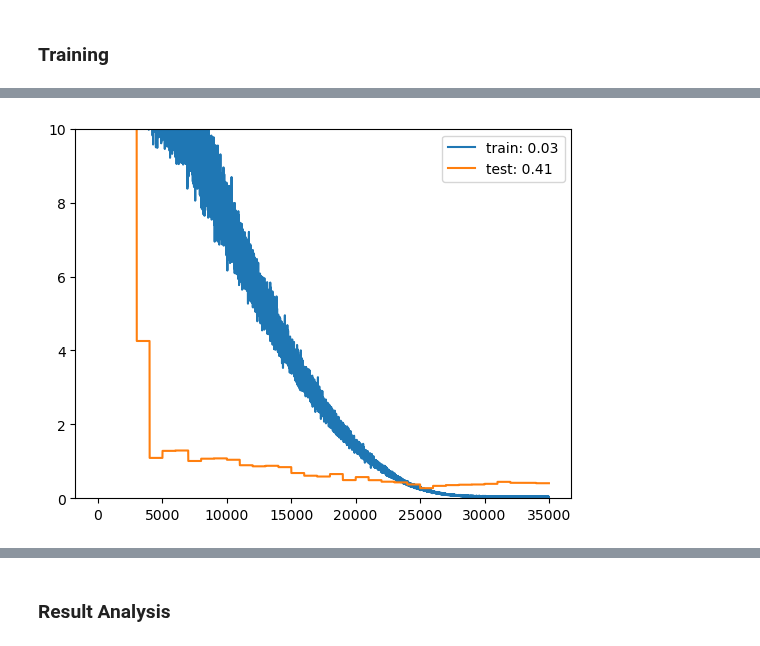
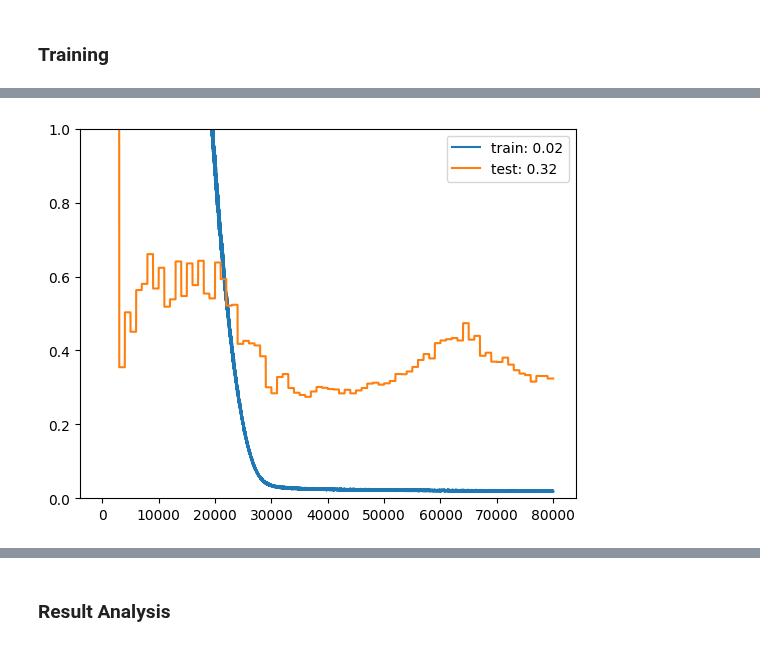
Before and after one commit to YangyangFu/dynax, a Jupyter notebook: cases/cost-comfort/m1-zone-encoder-decoder.ipynb, the cells around one changed output, grey strips where cells are left out. Drawn from its saved outputs; the diff is of its cells as text; code cells hidden in the pictures.

```diff
--- a/cases/cost-comfort/m1-zone-encoder-decoder.ipynb
+++ b/cases/cost-comfort/m1-zone-encoder-decoder.ipynb
@@ -212,12 +211,14 @@ def get_batch_data(idx, data_df, n_lags, n_future):
 data1 = data.copy()
 
 # data processing parameters
-n_lags = 4
-n_futures = 1
+n_futures = 8
+n_lags = max(16, n_futures)
 
-ratio = 0.75
-n_samples = data1.shape[0]
-n_train = int(ratio * n_samples)
+split_ratio = [0.7, 0.15, 0.15]
+n_samples = data.shape[0]
+n_train = int(n_samples * split_ratio[0])
+n_val = int(n_samples * split_ratio[1])
+n_test = n_samples - n_train - n_val
 
 # get data
 encoder_features = time_feature + feature
@@ -228,6 +229,10 @@ target_col = target
 batch_index_train = np.arange(n_lags, n_train-n_futures)
 encoder_inputs_train, decoder_inputs_train, target_train = get_batch_data(batch_index_train, data1, n_lags, n_futures)
 
+# generate validation data
+batch_index_val = np.arange(n_train + n_lags, n_train + n_val - n_futures)
+encoder_inputs_val, decoder_inputs_val, target_val = get_batch_data(batch_index_val, data1, n_lags, n_futures)
+
 # generate testing data
-batch_index_test = np.arange(n_train+n_lags, data1.shape[0]-n_futures)
+batch_index_test = np.arange(n_train + n_val + n_lags, n_train + n_val + n_test - n_futures)
 encoder_inputs_test, decoder_inputs_test, target_test = get_batch_data(batch_index_test, data1, n_lags, n_futures)
@@ -241,0 +247,9 @@ encoder_inputs_test.shape, decoder_inputs_test.shape, target_test.shape
+# %%
+# model initialization
+hidden_dim = max(16, n_futures)
+model = Model(hidden_dim=hidden_dim)
+key = jax.random.PRNGKey(2023)
+dropout_key = jax.random.PRNGKey(2024)
+init_params = model.init(key, jnp.ones((4, n_lags, 8)), jnp.ones((4, n_futures, 7)), training=False)
+out = model.apply(init_params, jnp.ones((4, n_lags, 8)), jnp.ones((4, n_futures, 7)), training=False, rngs={"dropout": dropout_key})
+out.shape
@@ -243,8 +259,6 @@ encoder_inputs_test.shape, decoder_inputs_test.shape, target_test.shape
 ### Training
 # %%
 # initialize model
-model = Model(hidden_dim=8)
-dropout_key = jax.random.PRNGKey(2024)
 init_params = model.init(key, encoder_inputs_train, decoder_inputs_train, training=False)
 
 # optimizer
@@ -260,7 +274,7 @@ optim = optax.chain(
     #optax.clip(1.),
     #optax.scale(1.2),
     #optax.lamb(1e-04),
-    optax.adamw(1e-3)
+    optax.adam(1e-3)
 )
 
 class MyTrainState(TrainState):
@@ -313,22 +327,24 @@ def test_step(train_state, encoder_inputs, decoder_inputs, target):
 
     return loss
 # %%
-n_epochs = 35000
+n_epochs = 80000
 
 # train loop
 steps = []
 train_losses = []
-test_losses =  []
+val_losses =  []
 
 for epoch in range(n_epochs):
     loss, grad, train_state = train_step(train_state, encoder_inputs_train, decoder_inputs_train, target_train, dropout_key=dropout_key)
     if epoch % 1000 == 0:
+        # validation
+        val_loss = test_step(train_state, encoder_inputs_val, decoder_inputs_val, target_val)
         # test
         test_loss = test_step(train_state, encoder_inputs_test, decoder_inputs_test, target_test)
-        print(f"epoch: {epoch},training loss: {loss}, testing loss: {test_loss}")
+        print(f"epoch: {epoch},training loss: {loss}, val_loss: {val_loss}, test loss: {test_loss}")
 
     # save for plotting
     steps.append(epoch)
     train_losses.append(loss)
-    test_losses.append(test_loss)
+    val_losses.append(val_loss)
 # %% [output]
@@ -352,14 +368,14 @@ epoch: 34000,training loss: 0.025516942143440247, testing loss: 0.45171758532524
 # %%
 # plot loss
 result_folder = f'./models/m1-encoder-decoder/ph={n_futures}/'
 plt.figure()
 plt.plot(steps, train_losses, label=f"train: {train_losses[-1]:.2f}")
-plt.plot(steps, test_losses, label=f"test: {test_losses[-1]:.2f}")
-plt.ylim([0, 10])
+plt.plot(steps, val_losses, label=f"test: {val_losses[-1]:.2f}")
+plt.ylim([0, 1])
 plt.legend()
 plt.savefig(result_folder + "loss.png")
 # %% [output]
-[figure, old version]
+[figure, new version]
 # %%
 # for plots
 y_pred_train = model.apply(train_state.params, encoder_inputs_train, decoder_inputs_train, training=False)
```
Also changed, not shown: parts of 14 cells of this notebook, 20 other files.
